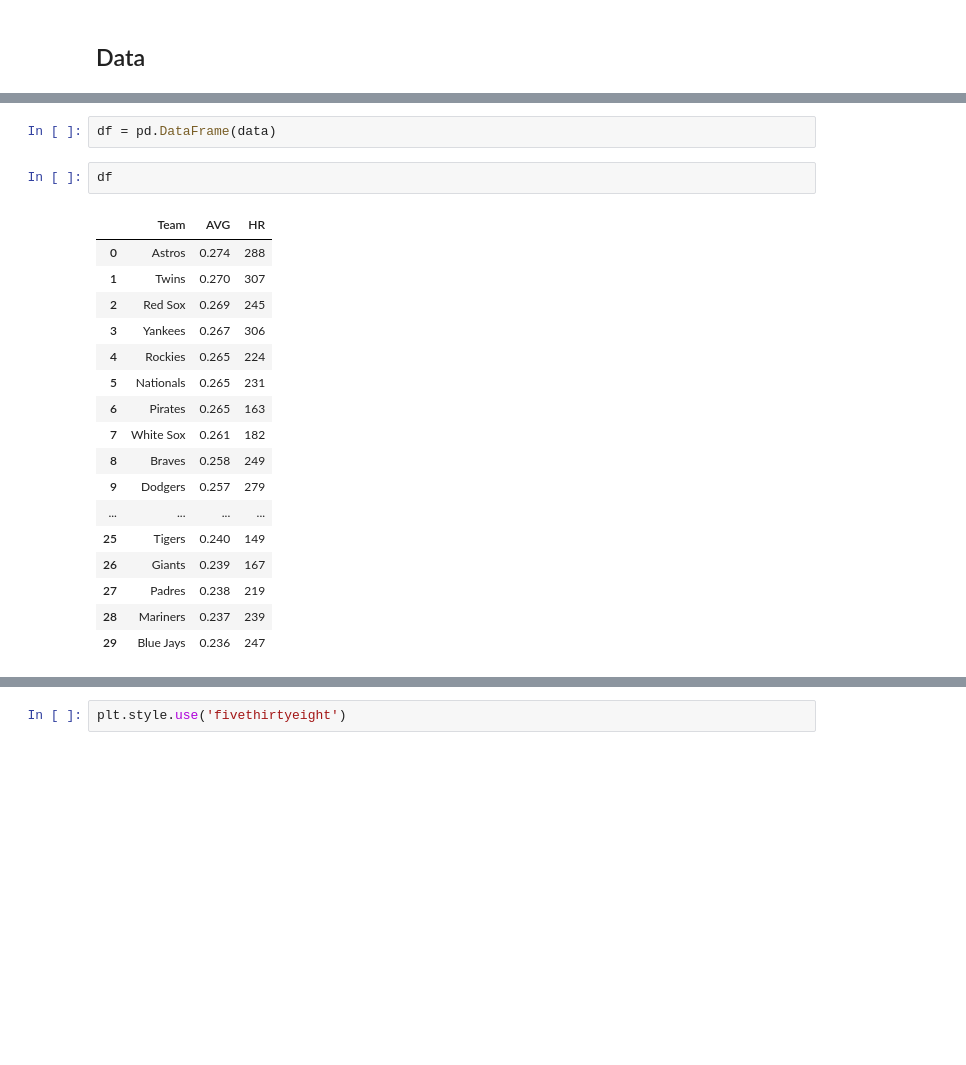
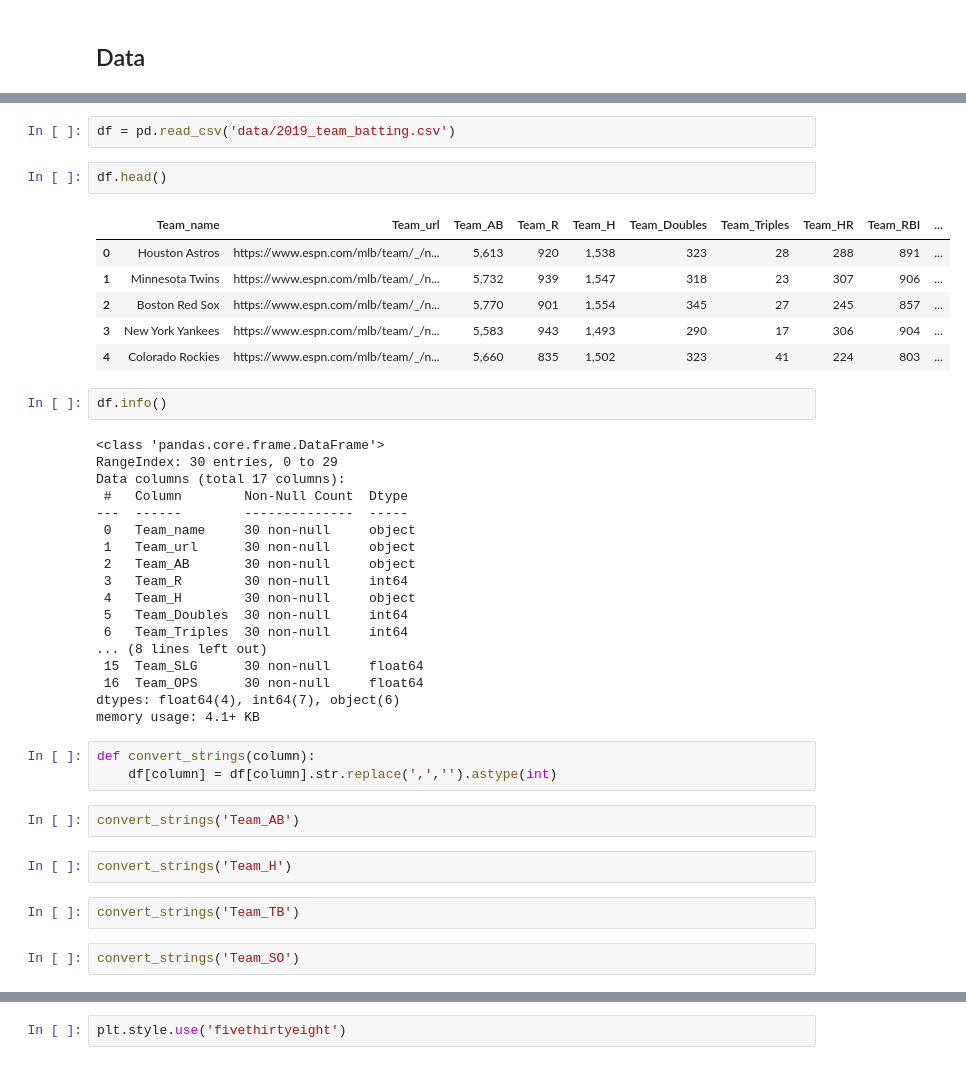
Before and after one commit to jmg0144/mlb-analysis, a Jupyter notebook: MLB-Analysis.ipynb, the cells around one changed output, grey strips where cells are left out. Drawn from its saved outputs; the diff is of its cells as text; blank space fills up the shorter version.

```diff
--- a/MLB-Analysis.ipynb
+++ b/MLB-Analysis.ipynb
@@ -23,22 +13,42 @@ data = {'Team':['Astros', 'Twins', 'Red Sox', 'Yankees', 'Rockies', 'Nationals',
 # %%
-df = pd.DataFrame(data)
+df = pd.read_csv('data/2019_team_batting.csv')
 # %%
-df
+df.head()
 # %% [output]
-|  | Team | AVG | HR |
-| 0 | Astros | 0.274 | 288 |
-| 1 | Twins | 0.270 | 307 |
-| 2 | Red Sox | 0.269 | 245 |
-| 3 | Yankees | 0.267 | 306 |
-| 4 | Rockies | 0.265 | 224 |
-| 5 | Nationals | 0.265 | 231 |
-| 6 | Pirates | 0.265 | 163 |
-| 7 | White Sox | 0.261 | 182 |
-| 8 | Braves | 0.258 | 249 |
-| 9 | Dodgers | 0.257 | 279 |
-| ... | ... | ... | ... |
-| 25 | Tigers | 0.240 | 149 |
-| 26 | Giants | 0.239 | 167 |
-| 27 | Padres | 0.238 | 219 |
-| 28 | Mariners | 0.237 | 239 |
-| 29 | Blue Jays | 0.236 | 247 |
+|  | Team_name | Team_url | Team_AB | Team_R | Team_H | Team_Doubles | Team_Triples | Team_HR | Team_RBI | ... |
+| 0 | Houston Astros | https://www.espn.com/mlb/team/_/n... | 5,613 | 920 | 1,538 | 323 | 28 | 288 | 891 | ... |
+| 1 | Minnesota Twins | https://www.espn.com/mlb/team/_/n... | 5,732 | 939 | 1,547 | 318 | 23 | 307 | 906 | ... |
+| 2 | Boston Red Sox | https://www.espn.com/mlb/team/_/n... | 5,770 | 901 | 1,554 | 345 | 27 | 245 | 857 | ... |
+| 3 | New York Yankees | https://www.espn.com/mlb/team/_/n... | 5,583 | 943 | 1,493 | 290 | 17 | 306 | 904 | ... |
+| 4 | Colorado Rockies | https://www.espn.com/mlb/team/_/n... | 5,660 | 835 | 1,502 | 323 | 41 | 224 | 803 | ... |
+# %%
+df.info()
+# %% [output]
+<class 'pandas.core.frame.DataFrame'>
+RangeIndex: 30 entries, 0 to 29
+Data columns (total 17 columns):
+ #   Column        Non-Null Count  Dtype
+---  ------        --------------  -----
+ 0   Team_name     30 non-null     object
+ 1   Team_url      30 non-null     object
+ 2   Team_AB       30 non-null     object
+ 3   Team_R        30 non-null     int64
+ 4   Team_H        30 non-null     object
+ 5   Team_Doubles  30 non-null     int64
+ 6   Team_Triples  30 non-null     int64
+... (8 lines left out)
+ 15  Team_SLG      30 non-null     float64
+ 16  Team_OPS      30 non-null     float64
+dtypes: float64(4), int64(7), object(6)
+memory usage: 4.1+ KB
+# %%
+def convert_strings(column):
+    df[column] = df[column].str.replace(',','').astype(int)
+# %%
+convert_strings('Team_AB')
+# %%
+convert_strings('Team_H')
+# %%
+convert_strings('Team_TB')
+# %%
+convert_strings('Team_SO')
```
Also changed, not shown: parts of 8 cells of this notebook, 1 other file.
